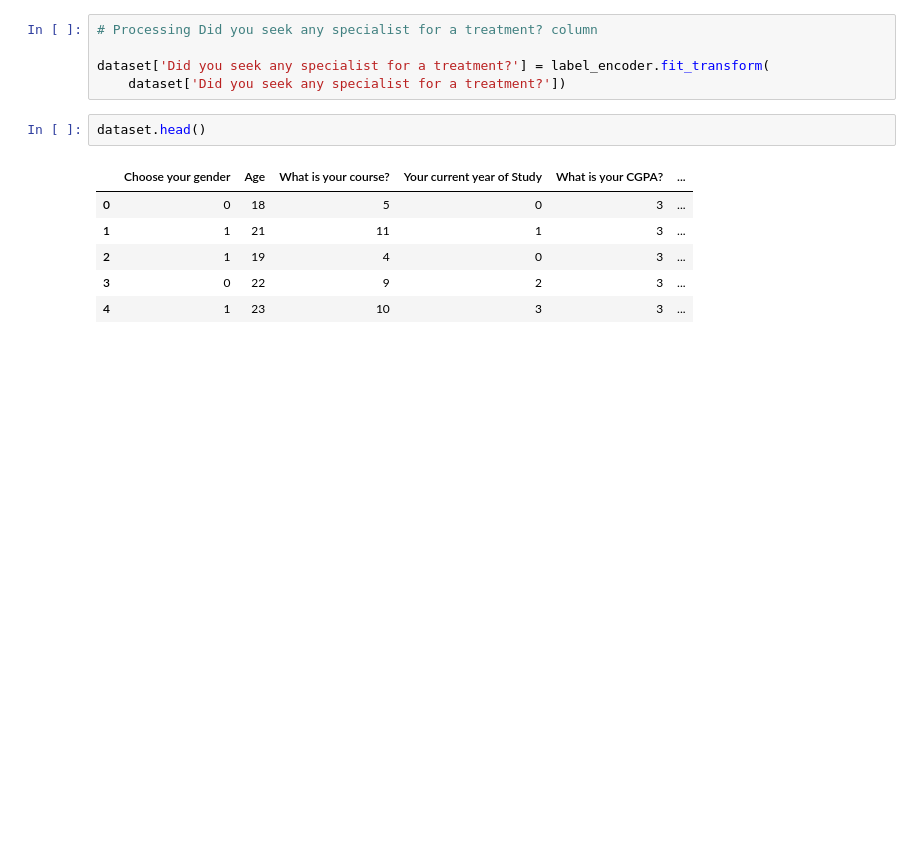
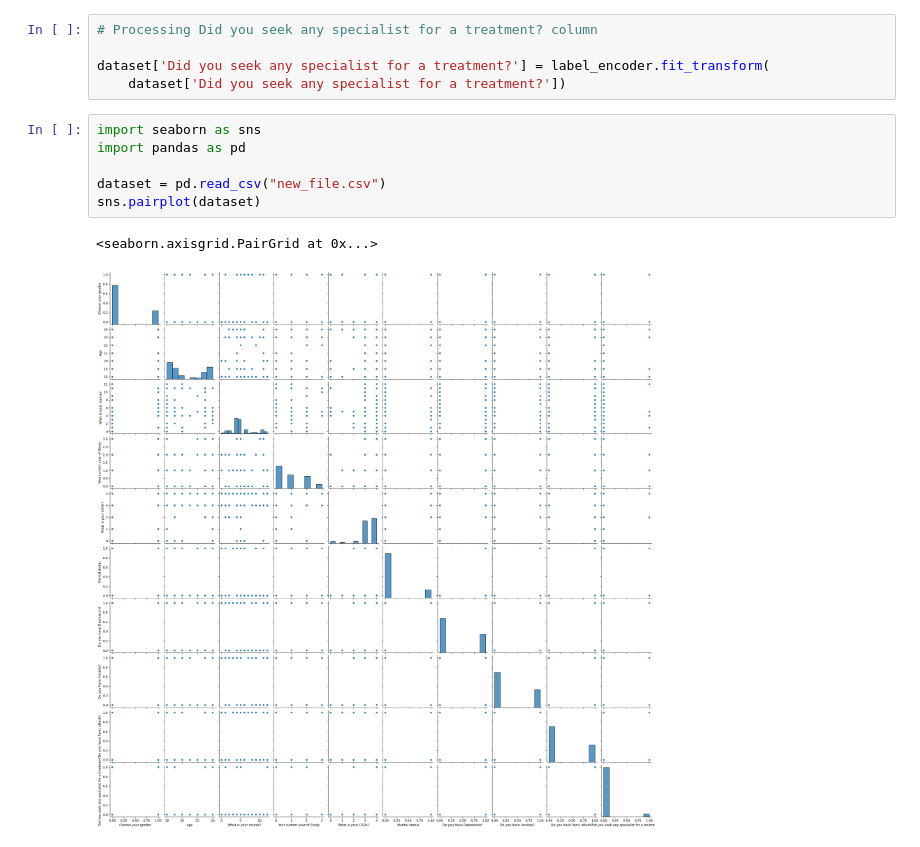
Before and after one commit to Saifix/Mental-Health---Deep-Learning, a Jupyter notebook: Main.ipynb, the cells around one changed output. Drawn from its saved outputs; the diff is of its cells as text; blank space fills up the shorter version.

Commit message:
Adding Graphs

```diff
--- a/Main.ipynb
+++ b/Main.ipynb
@@ -181,12 +179,12 @@ dataset['Do you have Panic attack?'] = label_encoder.fit_transform(
 
 dataset['Did you seek any specialist for a treatment?'] = label_encoder.fit_transform(
     dataset['Did you seek any specialist for a treatment?'])
-# %%
-dataset.head()
-# %% [output]
-|  | Choose your gender | Age | What is your course? | Your current year of Study | What is your CGPA? | ... |
-| 0 | 0 | 18 | 5 | 0 | 3 | ... |
-| 1 | 1 | 21 | 11 | 1 | 3 | ... |
-| 2 | 1 | 19 | 4 | 0 | 3 | ... |
-| 3 | 0 | 22 | 9 | 2 | 3 | ... |
-| 4 | 1 | 23 | 10 | 3 | 3 | ... |
+# %%
+import seaborn as sns
+import pandas as pd
+
+dataset = pd.read_csv("new_file.csv")
+sns.pairplot(dataset)
+# %% [output]
+<seaborn.axisgrid.PairGrid at 0x...>
+[figure, added]
```
Also changed, not shown: parts of 4 cells of this notebook, 1 other file.
